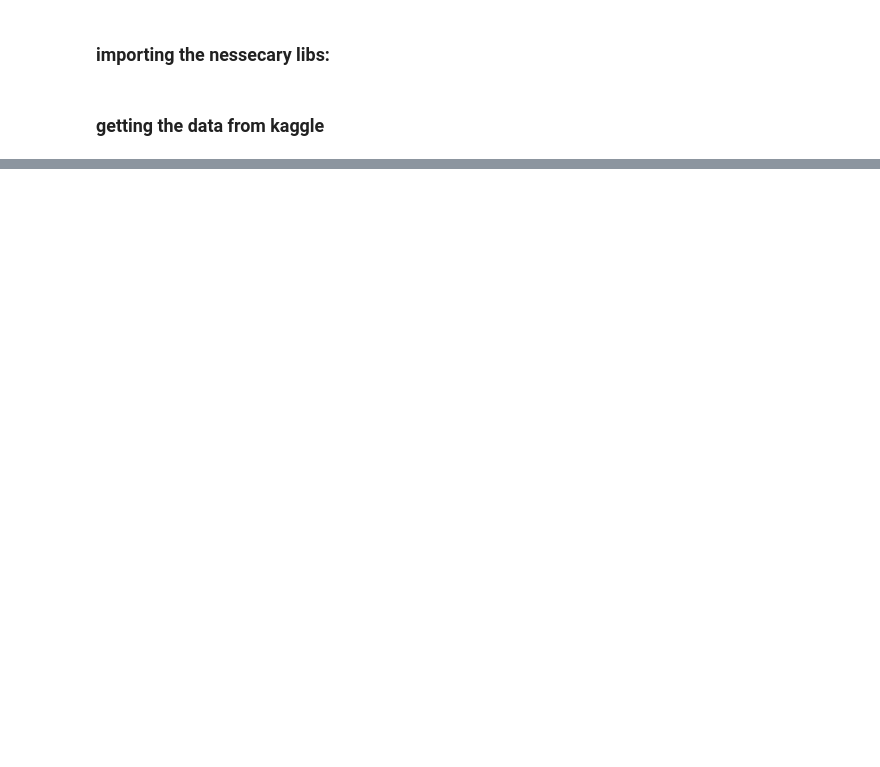
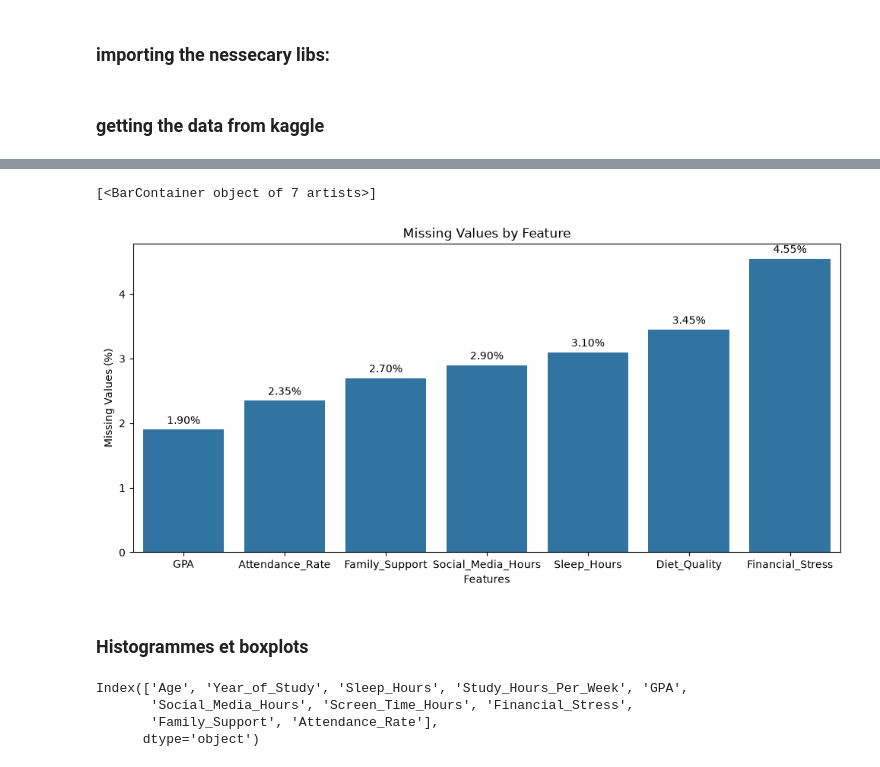
Before and after one commit to redel-byte/soutnance_1, a Jupyter notebook: notebooks/EDA.ipynb, the cells around one changed output, grey strips where cells are left out. Cells and saved outputs as stored; diff of their text form; code cells hidden in the pictures; blank space fills up the shorter version.

```diff
--- a/notebooks/EDA.ipynb
+++ b/notebooks/EDA.ipynb
@@ -27,0 +128,30 @@ print(df.head())
+# %%
+missing = (df.isnull().sum() / len(df) * 100)
+missing = missing[missing > 0].sort_values()
+
+plt.figure(figsize=(10, 5))
+
+ax = sns.barplot(x=missing.index, y=missing.values)
+
+print(ax.containers)
+
+ax.bar_label(ax.containers[0], fmt="%.2f%%", padding=3)
+
+plt.title("Missing Values by Feature")
+plt.ylabel("Missing Values (%)")
+plt.xlabel("Features")
+
+plt.tight_layout()
+plt.show()
+# %% [output]
+[<BarContainer object of 7 artists>]
+[figure, added]
+# %% [markdown]
+### Histogrammes et boxplots
+# %%
+df.select_dtypes(include=np.number).columns
+# %% [output]
+Index(['Age', 'Year_of_Study', 'Sleep_Hours', 'Study_Hours_Per_Week', 'GPA',
+       'Social_Media_Hours', 'Screen_Time_Hours', 'Financial_Stress',
+       'Family_Support', 'Attendance_Rate'],
+      dtype='object')
```
Also changed, not shown: parts of 20 cells of this notebook, 5 other files.
